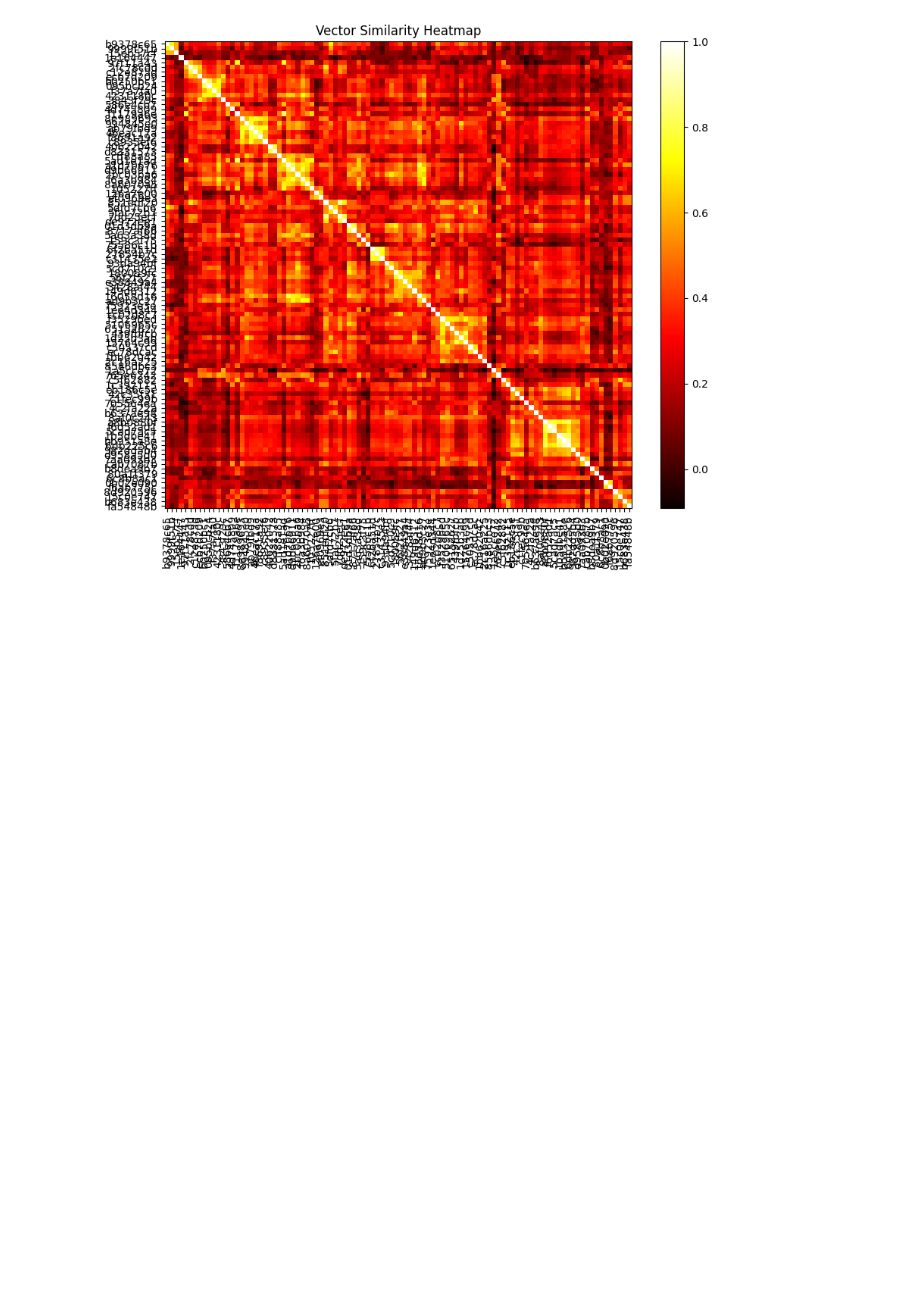
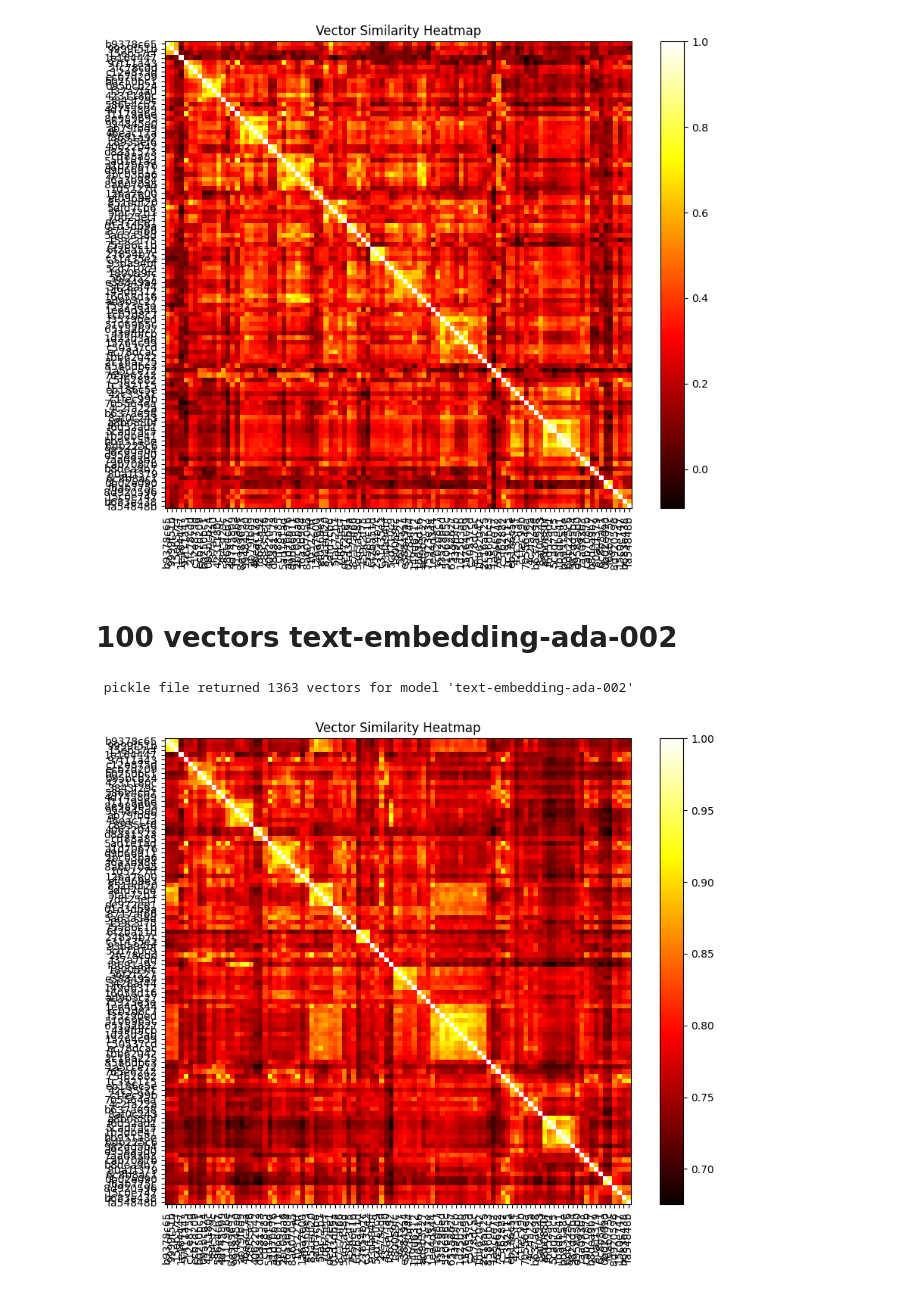
Before and after one commit to VectorWisdom/search-llm-server, a Jupyter notebook: embeddings/cross_similarity.ipynb, the cells around one changed output. Saved outputs shown, nothing was run; the diff lists cells and outputs as text; code cells hidden in the pictures; blank space fills up the shorter version.

```diff
--- a/embeddings/cross_similarity.ipynb
+++ b/embeddings/cross_similarity.ipynb
@@ -38,3 +41,15 @@ keys, similarity_matrix = compute_similarity_matrix(few_vectors)
 plot_similarity_heatmap(keys, similarity_matrix)
 # %% [output]
 [figure]
+# %% [markdown]
+# 100 vectors text-embedding-ada-002
+# %%
+model="text-embedding-ada-002"
+vectors = embeddings[model]
+print(f" pickle file returned {len(vectors)} vectors for model '{model}'")
+few_vectors =  get_first_n_items(vectors,100)
+keys, similarity_matrix = compute_similarity_matrix(few_vectors)
+plot_similarity_heatmap(keys, similarity_matrix)
+# %% [output]
+ pickle file returned 1363 vectors for model 'text-embedding-ada-002'
+[figure, added]
```
Also changed, not shown: parts of 7 cells of this notebook.
